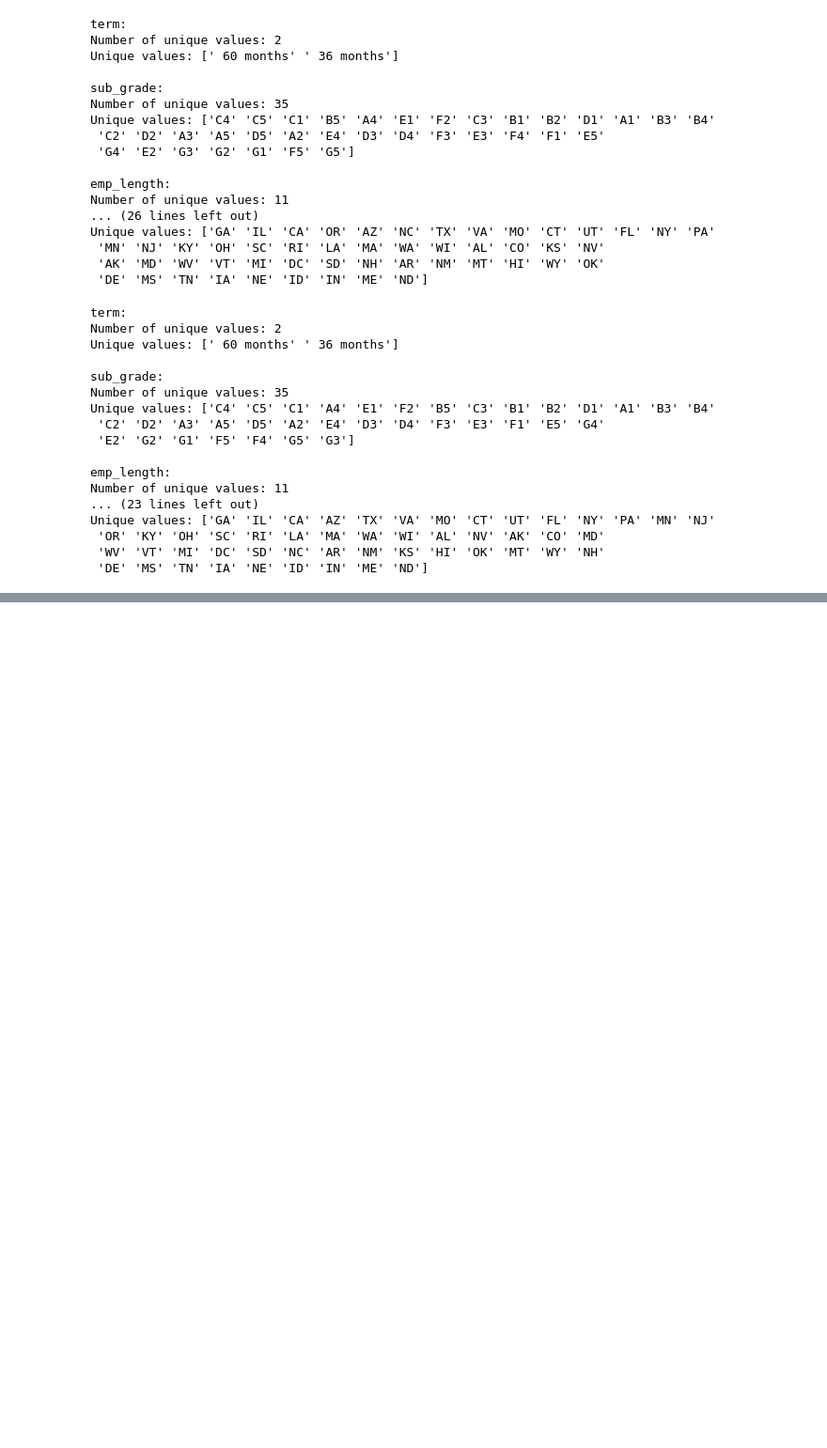
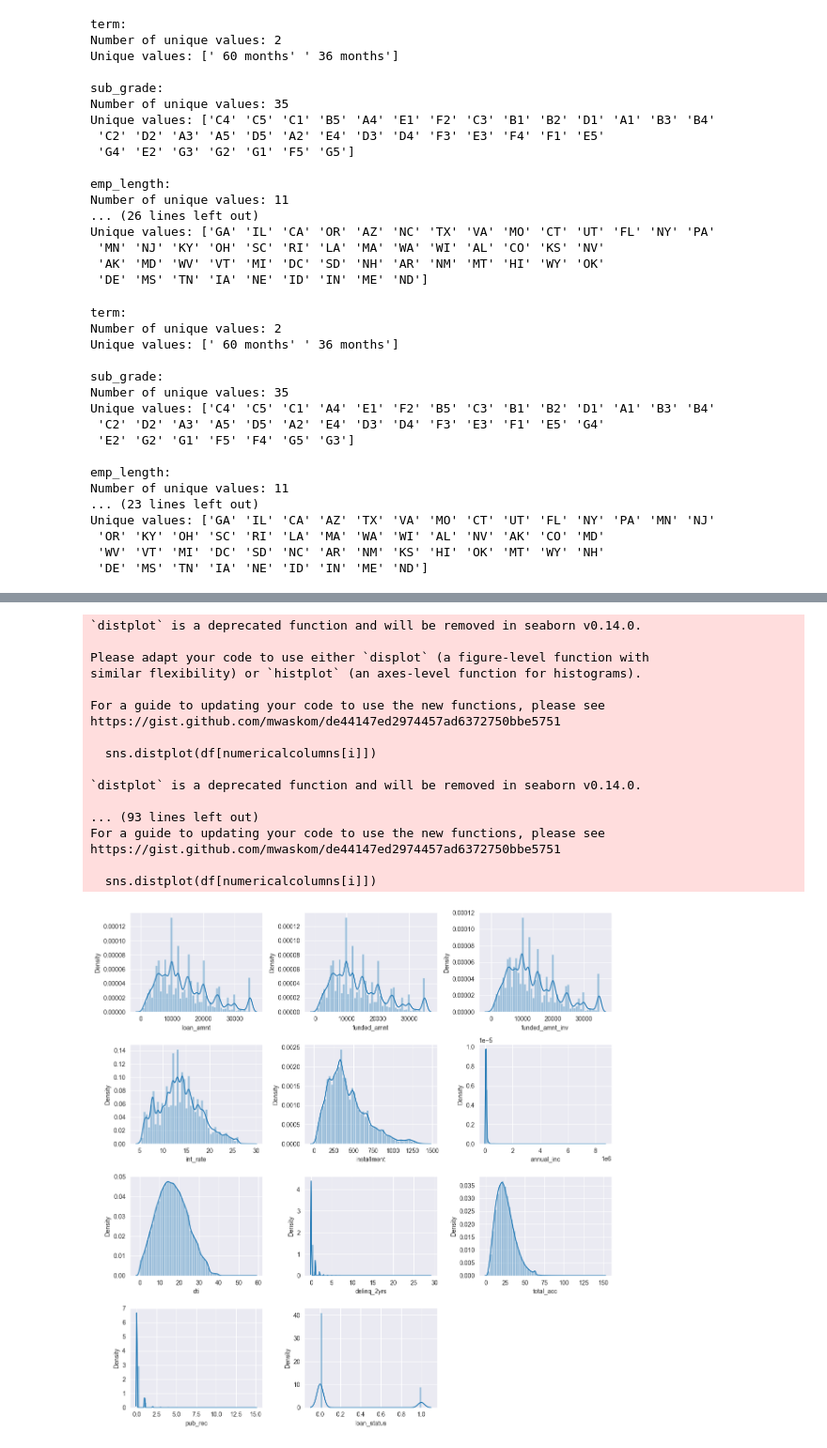
Before and after one commit to MenAtwork-FMP/Credit_Risk-Riesgo_Crediticio, a Jupyter notebook: notebooks/risk.ipynb, the cells around one changed output, grey strips where cells are left out. Shown: that part at 94% size. Cells and saved outputs as stored; diff of their text form; code cells hidden in the pictures; blank space fills up the shorter version.

```diff
--- a/notebooks/risk.ipynb
+++ b/notebooks/risk.ipynb
@@ -267,0 +300,33 @@ numericalcolumns.append('loan_status')
+# %%
+# Given the high number of blank values for 'total_rev_hi_lim' it will be dropped from the analysis.
+
+df = df.drop(columns=['total_rev_hi_lim'])
+numericalcolumns = [col for col in numericalcolumns if col != 'total_rev_hi_lim']
+# %%
+# Check the overall behavior of the numerical values
+
+sns.set_style('darkgrid')
+plt.figure(figsize=(12,12))
+for i in range(len(numericalcolumns)):
+    plt.subplot(4,3,i+1)
+    sns.distplot(df[numericalcolumns[i]])
+    plt.tight_layout()
+# %% [output]
+`distplot` is a deprecated function and will be removed in seaborn v0.14.0.
+
+Please adapt your code to use either `displot` (a figure-level function with
+similar flexibility) or `histplot` (an axes-level function for histograms).
+
+For a guide to updating your code to use the new functions, please see
+https://gist.github.com/mwaskom/de44147ed2974457ad6372750bbe5751
+
+  sns.distplot(df[numericalcolumns[i]])
+
+`distplot` is a deprecated function and will be removed in seaborn v0.14.0.
+
+... (93 lines left out)
+For a guide to updating your code to use the new functions, please see
+https://gist.github.com/mwaskom/de44147ed2974457ad6372750bbe5751
+
+  sns.distplot(df[numericalcolumns[i]])
+[figure, added]
```
Also changed, not shown: parts of 6 cells of this notebook.
